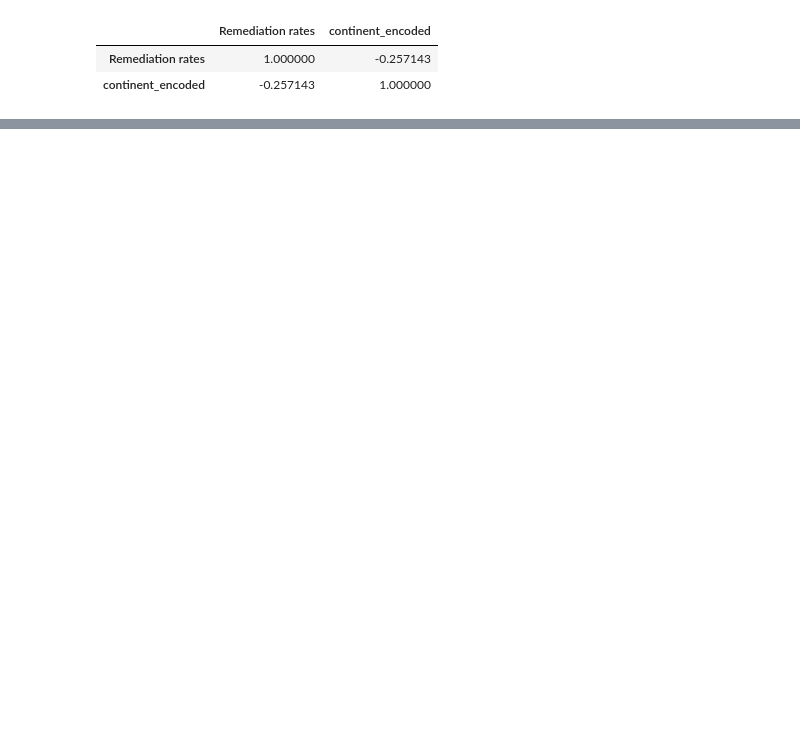
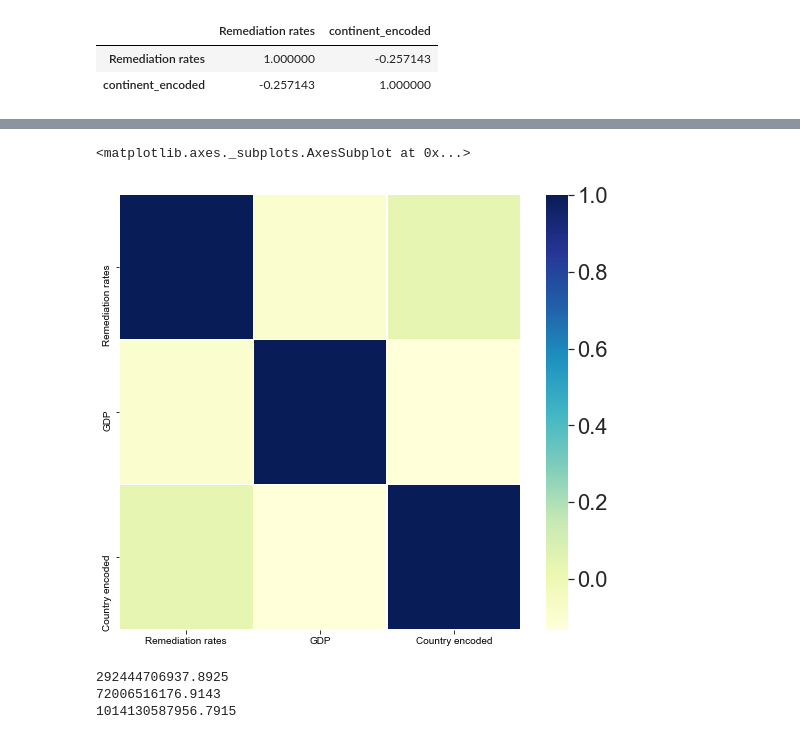
Before and after one commit to astamagg/econ_sec, a Jupyter notebook: Project_3.ipynb, the cells around one changed output, grey strips where cells are left out. Cells and saved outputs as stored; diff of their text form; code cells hidden in the pictures; blank space fills up the shorter version.

```diff
--- a/Project_3.ipynb
+++ b/Project_3.ipynb
@@ -43,4 +51,7 @@ remedies_df.head()
 # %%
+#Get other spoofable blocks
 spoofable_df = df_received.groupby('Country')
 spoofable_df = spoofable_df.count()[['Client IP Block']]
 spoofable_df = spoofable_df.rename(columns={"Client IP Block" : "Spoofable Blocks"})
+
+spoofable_country_list = df_received['Country'].unique()
@@ -66,15 +112,7 @@ def calc_average(lst):
 # %%
+#General continental analysis
 unique_countries_remedies = list(remedies_count_df.index)
-spoofable_country_list = list(spoofable_df.index)
-
 unique_countries = [x for x in spoofable_country_list if x in unique_countries_remedies]
-
-#print(len(unique_countries))
-
-#data = {'Country': unique_countries,
-#       'Remediation rate': remediation_rates}
-
-#remediation_rate_df = pd.DataFrame(data, columns = ['Country', 'Remediation rate'])
 
 europe = ['aut (Austria)',
           'bgr (Bulgaria)',
@@ -243,0 +249,7 @@ NameError: name 'df' is not defined
+# %%
+#Obtain GDP data
+GDP_df = pd.read_csv("2019_GDP.csv")
+GDP_df = GDP_df.rename(columns = {"2019 [YR2019]":"GDP 2019"})
+GDP_df = GDP_df.dropna()
+
+GDP_df.head()
@@ -243,0 +263,56 @@ NameError: name 'df' is not defined
+# %%
+#Generating countries which appear in unique countries and spoofable data
+GDP_countries = GDP_df["Country Name"].unique()
+
+unique_countries = list(remedies_count_df.index)
+
+unique_countries = [x for x in spoofable_country_list if x in unique_countries_remedies]
+
+unique_countries_short = []
+
+GDP_scores = []
+
+country_GDP_combo = []
+
+for unique_country in unique_countries:
+    for country in GDP_countries:
+        if country in unique_country:
+            unique_countries_short.append(unique_country)
+            GDP_curr_row = GDP_df.loc[GDP_df['Country Name'] == country]
+            GDP_curr_score = GDP_curr_row["GDP 2019"].item()
+            GDP_scores.append(float(GDP_curr_score))
+
+            country_GDP_combo.append((unique_country, float(GDP_curr_score)))
+            break
+
+unique_country_remediation = calc_remediation_rates(unique_countries_short)
+
+data = {'Countries': unique_countries_short,
+       'Remediation rates': unique_country_remediation,
+       'GDP': GDP_scores}
+
+GDP_short_df = pd.DataFrame(data, columns=['Countries', 'Remediation rates', 'GDP'])
+
+enc = LabelEncoder()
+enc.fit(GDP_short_df['Countries'])
+GDP_short_df['Country encoded'] = enc.transform(GDP_short_df['Countries'])
+
+GDP_corr_df = pd.DataFrame.corr(GDP_short_df, method='spearman')
+
+GDP_corr_df.head()
+
+f, ax = plt.subplots(figsize =(9, 8))
+sns.set(font_scale=2)
+sns.heatmap(GDP_corr_df, ax = ax, cmap ="YlGnBu",linewidths = 0.1)
+# %% [output]
+<matplotlib.axes._subplots.AxesSubplot at 0x...>
+[figure, added]
+# %%
+#Compute the four grouping values
+higher_GDP_half, lower_GDP_half = compute_split(country_GDP_combo)
+low_GDP_quarter, lowest_GDP_quarter = compute_split(lower_GDP_half)
+highest_GDP_quarter, high_GDP_quarter = compute_split(higher_GDP_half)
+# %% [output]
+292444706937.8925
+72006516176.9143
+1014130587956.7915
```
Also changed, not shown: parts of 27 cells of this notebook.
